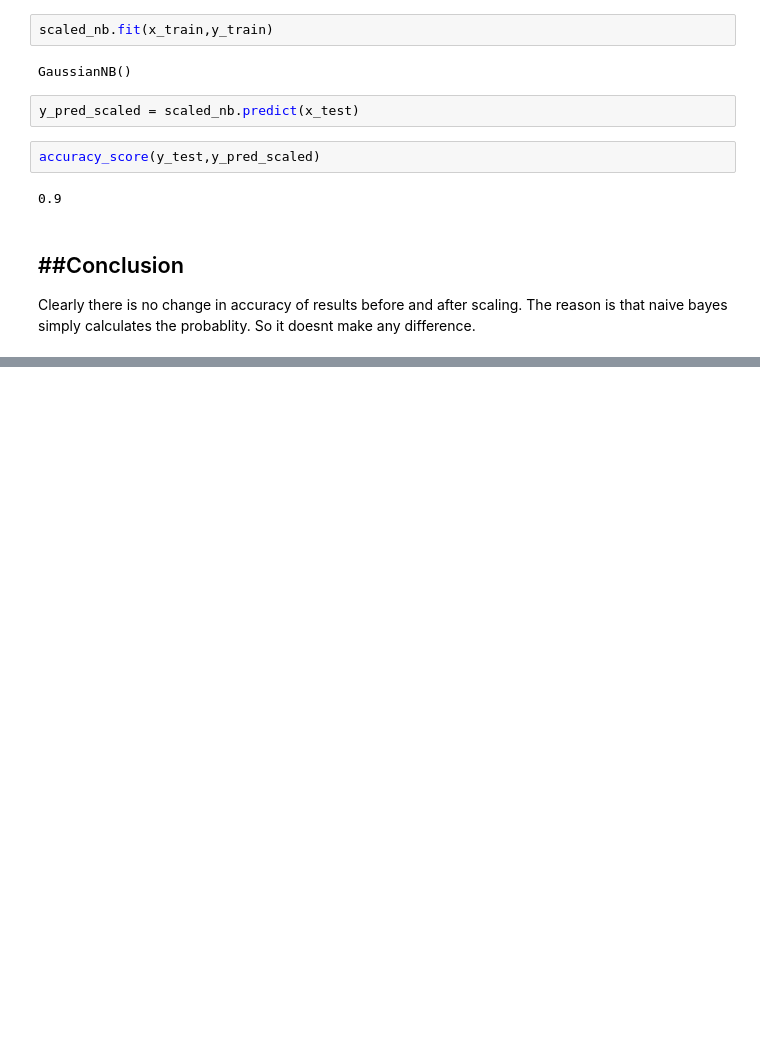
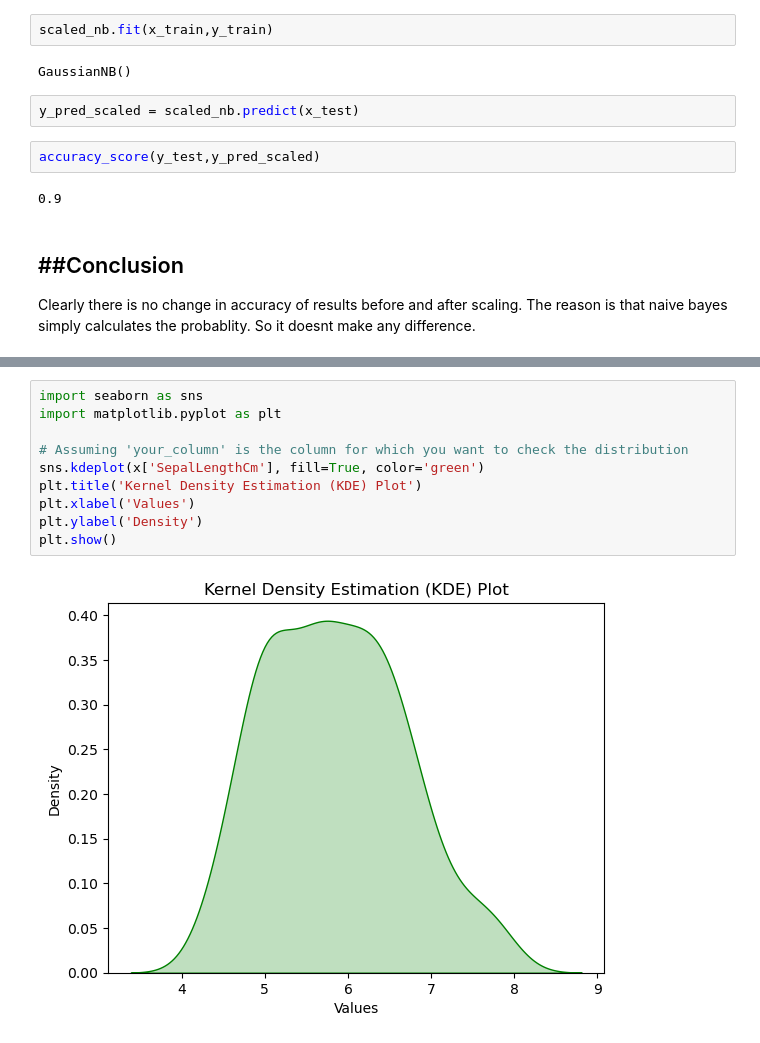
Before and after one commit to iamajayraj/Machine-Learning-Notes, a Jupyter notebook: Naïve Bayes/Naive Bayes on Iris.ipynb, the cells around one changed output, grey strips where cells are left out. Cells and saved outputs as stored; diff of their text form; blank space fills up the shorter version.

```diff
--- a/Naïve Bayes/Naive Bayes on Iris.ipynb
+++ b/Naïve Bayes/Naive Bayes on Iris.ipynb
@@ -192,0 +204,12 @@ The reason is that naive bayes simply calculates the probablity. So it doesnt ma
+# %%
+import seaborn as sns
+import matplotlib.pyplot as plt
+
+# Assuming 'your_column' is the column for which you want to check the distribution
+sns.kdeplot(x['SepalLengthCm'], fill=True, color='green')
+plt.title('Kernel Density Estimation (KDE) Plot')
+plt.xlabel('Values')
+plt.ylabel('Density')
+plt.show()
+# %% [output]
+[figure, added]
```
Also changed, not shown: parts of 5 cells of this notebook, 8 other files.
